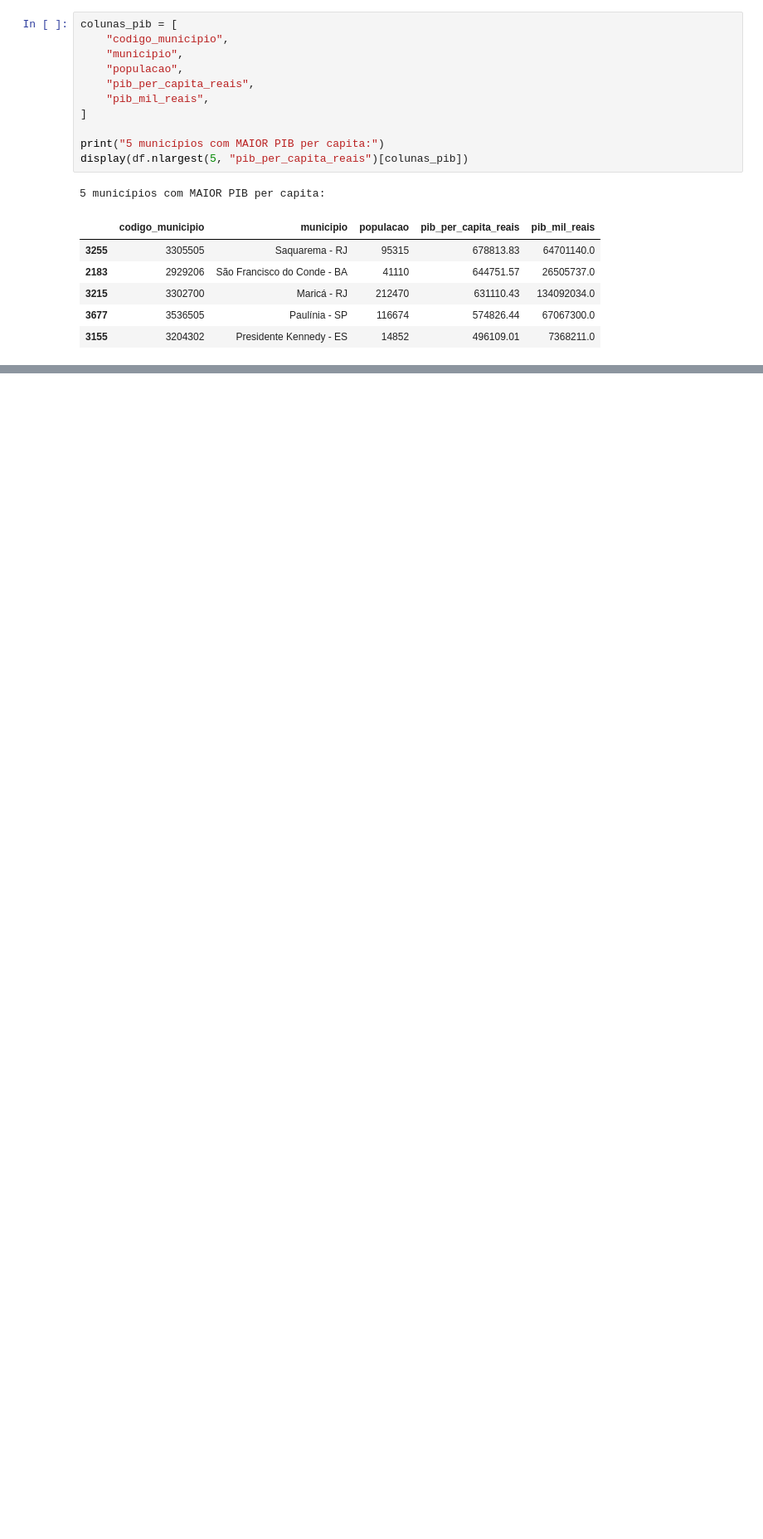
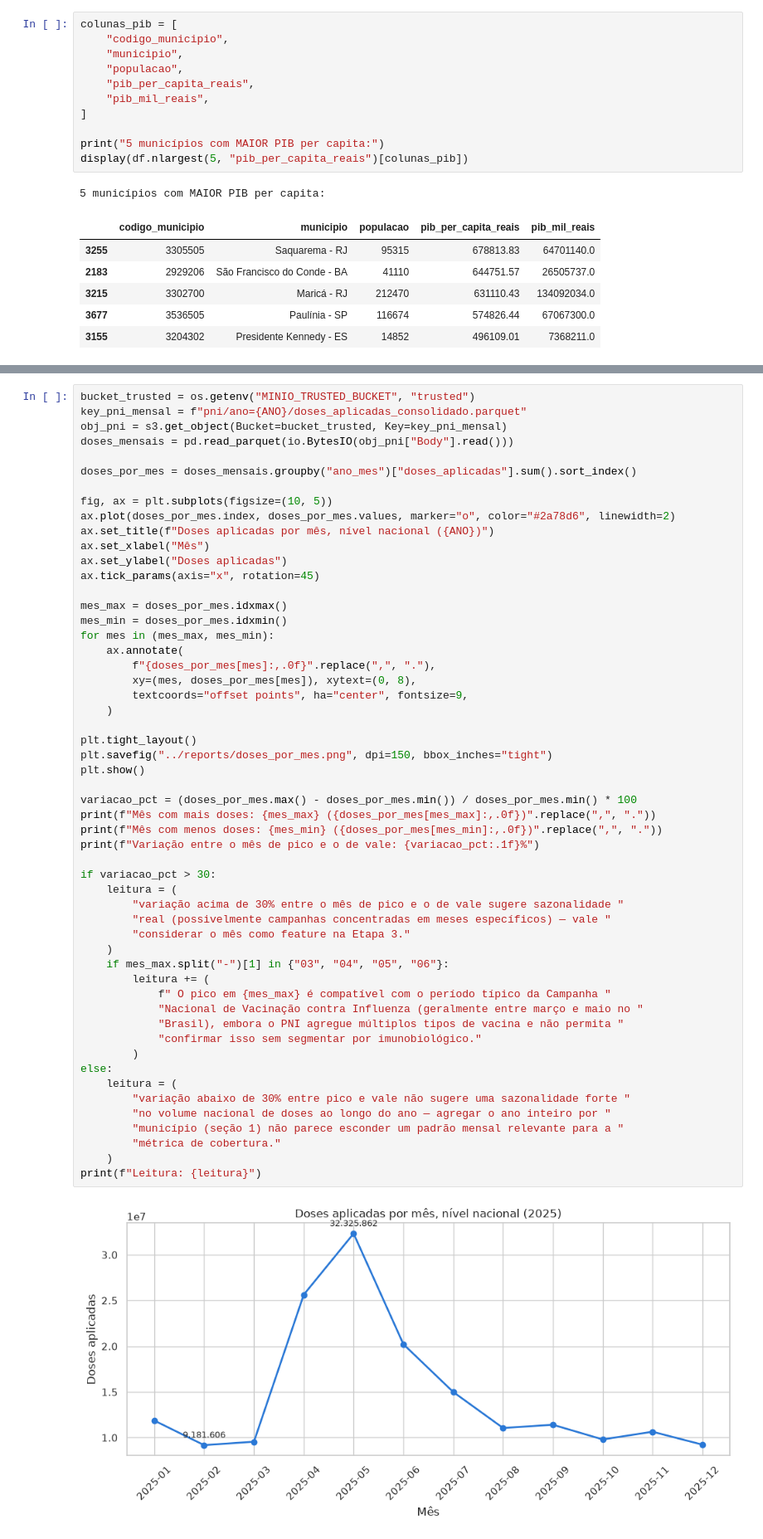
Before and after one commit to leonardohakim/imuniza-data-handson-mackenzie, a Jupyter notebook: notebooks/02_analise_exploratoria.ipynb, the cells around one changed output, grey strips where cells are left out. Shown at 83% size. Drawn from its saved outputs; the diff is of its cells as text; blank space fills up the shorter version.

Commit message:
feat: adiciona assimetria/curtose e sazonalidade mensal a analise exploratoria

```diff
--- a/notebooks/02_analise_exploratoria.ipynb
+++ b/notebooks/02_analise_exploratoria.ipynb
@@ -352,0 +409,56 @@ display(df.nlargest(5, "pib_per_capita_reais")[colunas_pib])
+# %%
+bucket_trusted = os.getenv("MINIO_TRUSTED_BUCKET", "trusted")
+key_pni_mensal = f"pni/ano={ANO}/doses_aplicadas_consolidado.parquet"
+obj_pni = s3.get_object(Bucket=bucket_trusted, Key=key_pni_mensal)
+doses_mensais = pd.read_parquet(io.BytesIO(obj_pni["Body"].read()))
+
+doses_por_mes = doses_mensais.groupby("ano_mes")["doses_aplicadas"].sum().sort_index()
+
+fig, ax = plt.subplots(figsize=(10, 5))
+ax.plot(doses_por_mes.index, doses_por_mes.values, marker="o", color="#2a78d6", linewidth=2)
+ax.set_title(f"Doses aplicadas por mês, nível nacional ({ANO})")
+ax.set_xlabel("Mês")
+ax.set_ylabel("Doses aplicadas")
+ax.tick_params(axis="x", rotation=45)
+
+mes_max = doses_por_mes.idxmax()
+mes_min = doses_por_mes.idxmin()
+for mes in (mes_max, mes_min):
+    ax.annotate(
+        f"{doses_por_mes[mes]:,.0f}".replace(",", "."),
+        xy=(mes, doses_por_mes[mes]), xytext=(0, 8),
+        textcoords="offset points", ha="center", fontsize=9,
+    )
+
+plt.tight_layout()
+plt.savefig("../reports/doses_por_mes.png", dpi=150, bbox_inches="tight")
+plt.show()
+
+variacao_pct = (doses_por_mes.max() - doses_por_mes.min()) / doses_por_mes.min() * 100
+print(f"Mês com mais doses: {mes_max} ({doses_por_mes[mes_max]:,.0f})".replace(",", "."))
+print(f"Mês com menos doses: {mes_min} ({doses_por_mes[mes_min]:,.0f})".replace(",", "."))
+print(f"Variação entre o mês de pico e o de vale: {variacao_pct:.1f}%")
+
+if variacao_pct > 30:
+    leitura = (
+        "variação acima de 30% entre o mês de pico e o de vale sugere sazonalidade "
+        "real (possivelmente campanhas concentradas em meses específicos) — vale "
+        "considerar o mês como feature na Etapa 3."
+    )
+    if mes_max.split("-")[1] in {"03", "04", "05", "06"}:
+        leitura += (
+            f" O pico em {mes_max} é compatível com o período típico da Campanha "
+            "Nacional de Vacinação contra Influenza (geralmente entre março e maio no "
+            "Brasil), embora o PNI agregue múltiplos tipos de vacina e não permita "
+            "confirmar isso sem segmentar por imunobiológico."
+        )
+else:
+    leitura = (
+        "variação abaixo de 30% entre pico e vale não sugere uma sazonalidade forte "
+        "no volume nacional de doses ao longo do ano — agregar o ano inteiro por "
+        "município (seção 1) não parece esconder um padrão mensal relevante para a "
+        "métrica de cobertura."
+    )
+print(f"Leitura: {leitura}")
+# %% [output]
+[figure, added]
```
Also changed, not shown: parts of 5 cells of this notebook, 1 other file.
